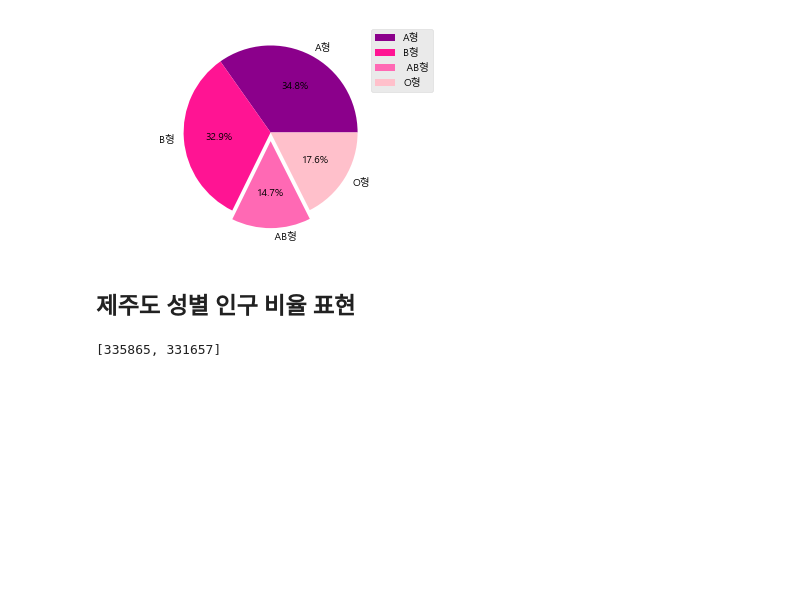
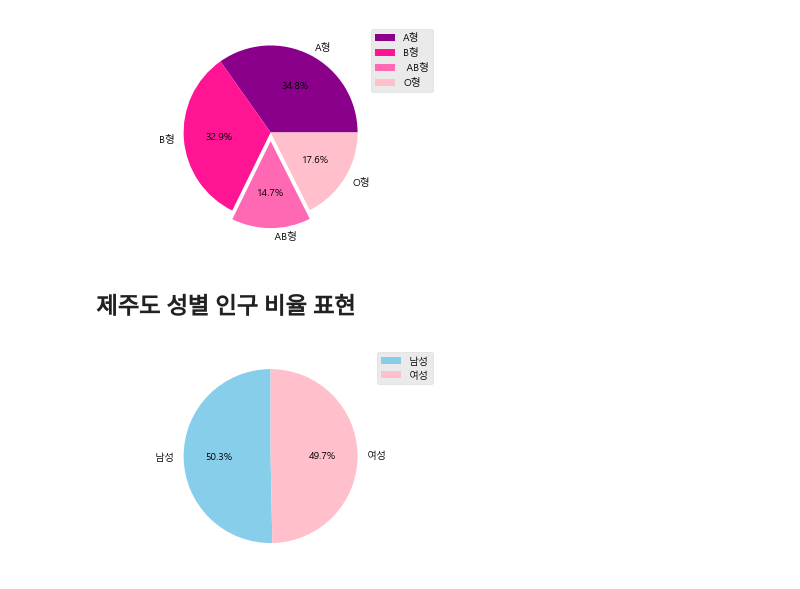
Before and after one commit to ejcho3792/TIL, a Jupyter notebook: Data_analysis_python/DA03_population/DA09_population_pie_chart.ipynb, the cells around one changed output. Drawn from its saved outputs; the diff is of its cells as text; code cells hidden in the pictures; blank space fills up the shorter version.

```diff
--- a/Data_analysis_python/DA03_population/DA09_population_pie_chart.ipynb
+++ b/Data_analysis_python/DA03_population/DA09_population_pie_chart.ipynb
@@ -110,11 +110,11 @@ f.close()
 # %%
 plt.rc('font',family='Malgun Gothic')
 
 label=['남성','여성']
-color=['skyblue','pink']    # 컬러 입력
+color=['skyblue','pink']
 plt.axis('equal')
-plt.pie(size,labels=label,autopct='%.1f%%',colors=color,explode=(0,0,0.1,0))# 세번째 ab형 돌출
+plt.pie(size,labels=label,autopct='%.1f%%',colors=color,startangle=90)# 시작 각도 지정
 plt.legend()
 plt.show()
 # %% [output]
-[335865, 331657]
+[figure, added]
```
Also changed, not shown: parts of 2 cells of this notebook.
